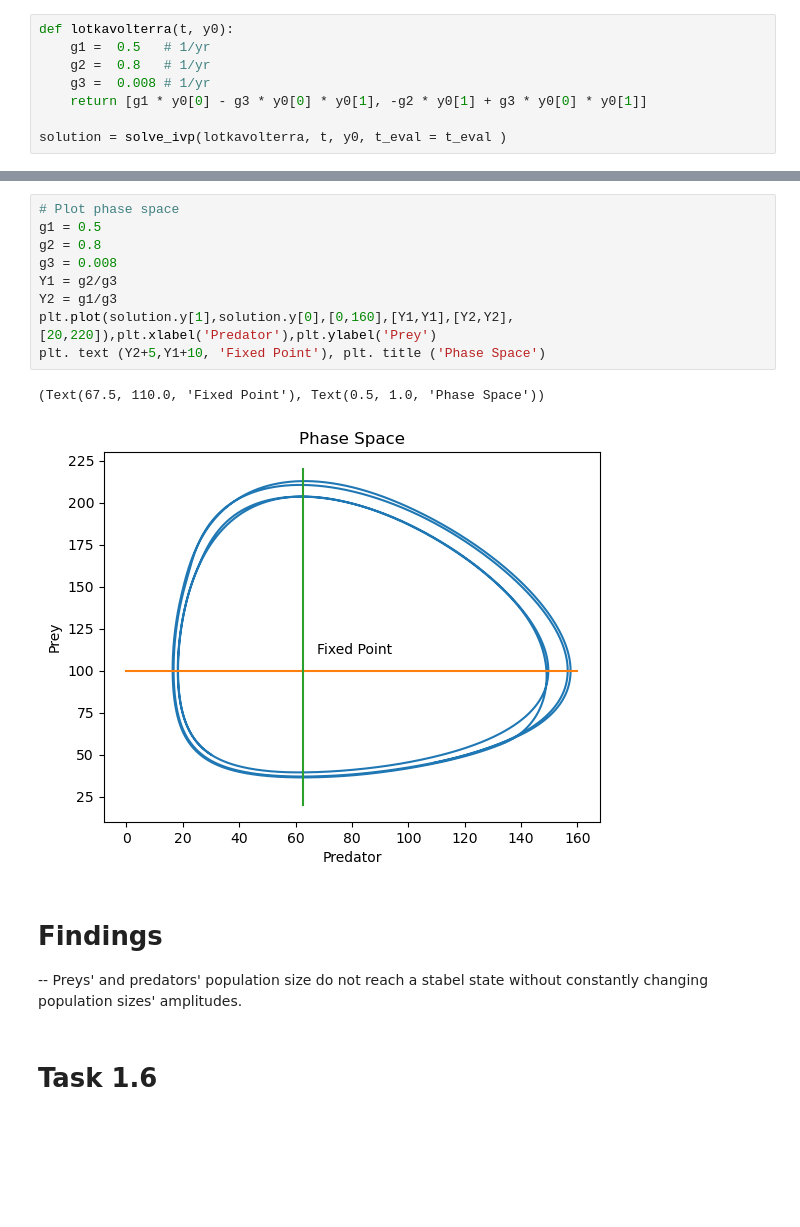
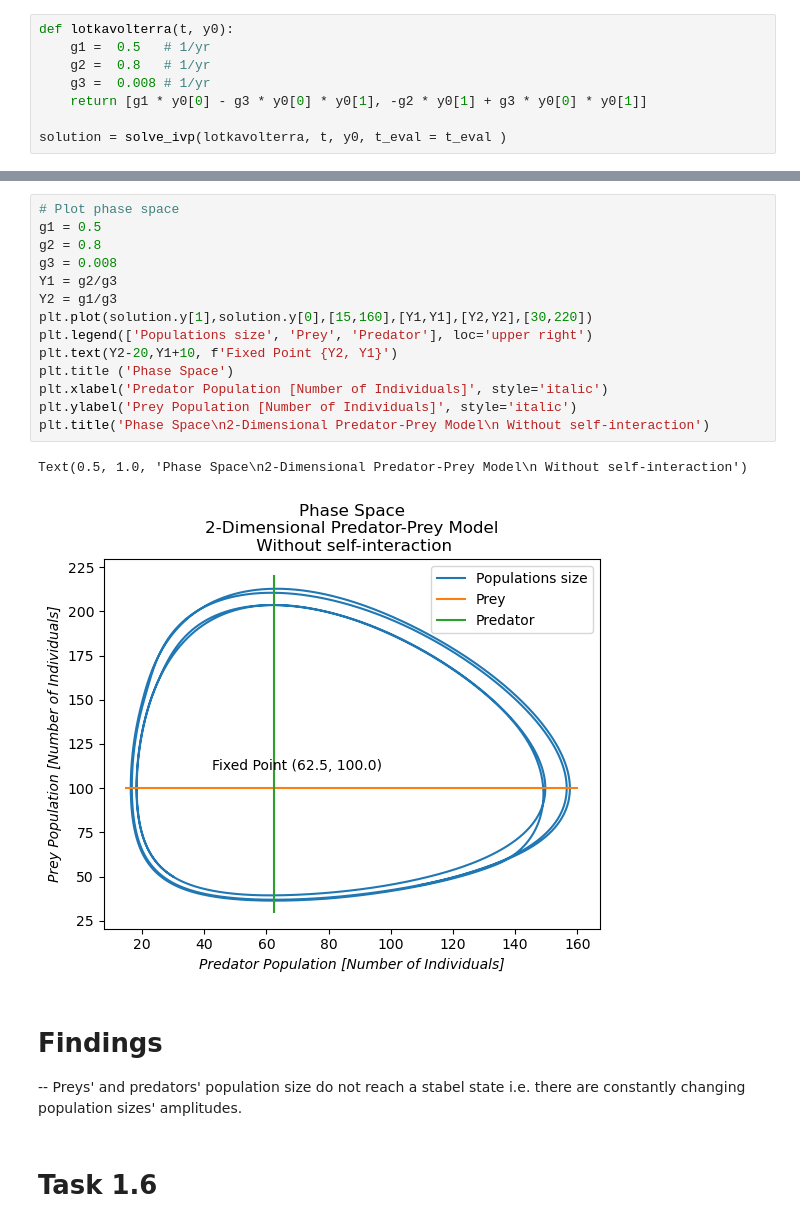
Before and after one commit to ablarer/SCC_ZHAW, a Jupyter notebook: 01/01 Vorlesung, Lab.ipynb, the cells around one changed output, grey strips where cells are left out. Drawn from its saved outputs; the diff is of its cells as text; blank space fills up the shorter version.

```diff
--- a/01/01 Vorlesung, Lab.ipynb
+++ b/01/01 Vorlesung, Lab.ipynb
@@ -333,18 +296,23 @@ plt.show()
 # %%
 # Plot phase space
 g1 = 0.5
 g2 = 0.8
 g3 = 0.008
 Y1 = g2/g3
 Y2 = g1/g3
-plt.plot(solution.y[1],solution.y[0],[0,160],[Y1,Y1],[Y2,Y2],[20,220]),plt.xlabel('Predator'),plt.ylabel('Prey')
-plt. text (Y2+5,Y1+10, 'Fixed Point'), plt. title ('Phase Space')
+plt.plot(solution.y[1],solution.y[0],[15,160],[Y1,Y1],[Y2,Y2],[30,220])
+plt.legend(['Populations size', 'Prey', 'Predator'], loc='upper right')
+plt.text(Y2-20,Y1+10, f'Fixed Point {Y2, Y1}')
+plt.title ('Phase Space')
+plt.xlabel('Predator Population [Number of Individuals]', style='italic')
+plt.ylabel('Prey Population [Number of Individuals]', style='italic')
+plt.title('Phase Space\n2-Dimensional Predator-Prey Model\n Without self-interaction')
 # %% [output]
-(Text(67.5, 110.0, 'Fixed Point'), Text(0.5, 1.0, 'Phase Space'))
+Text(0.5, 1.0, 'Phase Space\n2-Dimensional Predator-Prey Model\n Without self-interaction')
-[figure, old version]
+[figure, new version]
 # %% [markdown]
 # Findings
--- Preys' and predators' population size do not reach a stabel state without constantly changing population sizes' amplitudes.
+-- Preys' and predators' population size do not reach a stabel state i.e. there are constantly changing population sizes' amplitudes.
 # %% [markdown]
 # Task 1.6
 # %%
```
Also changed, not shown: parts of 32 cells of this notebook, 4 other files.
